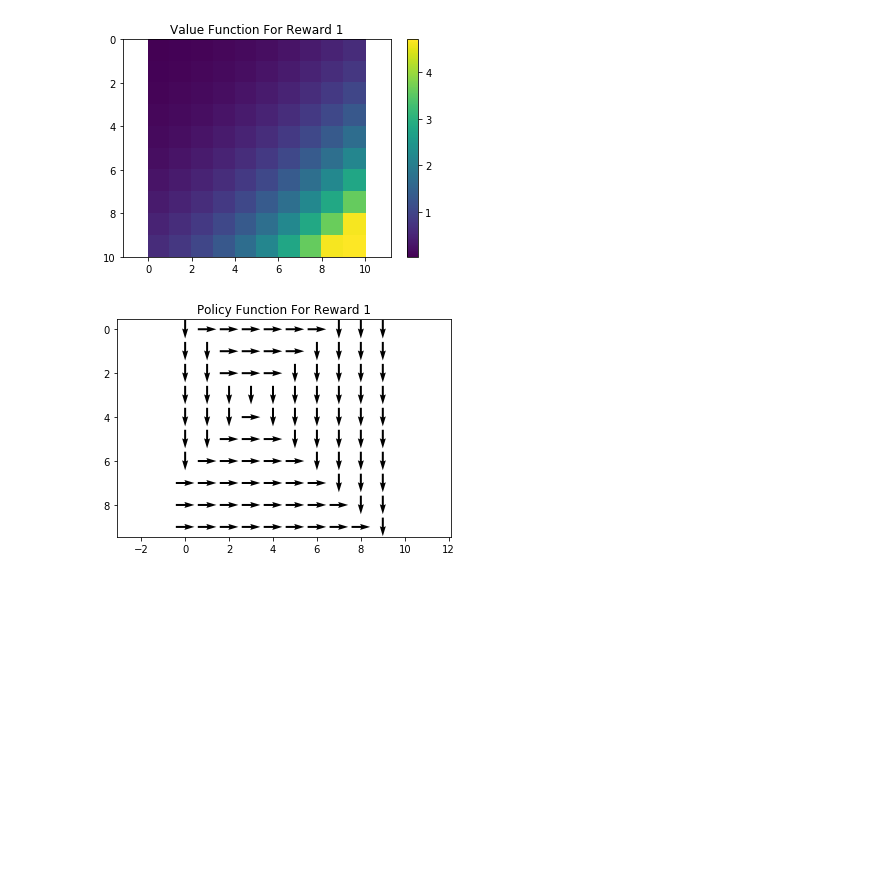
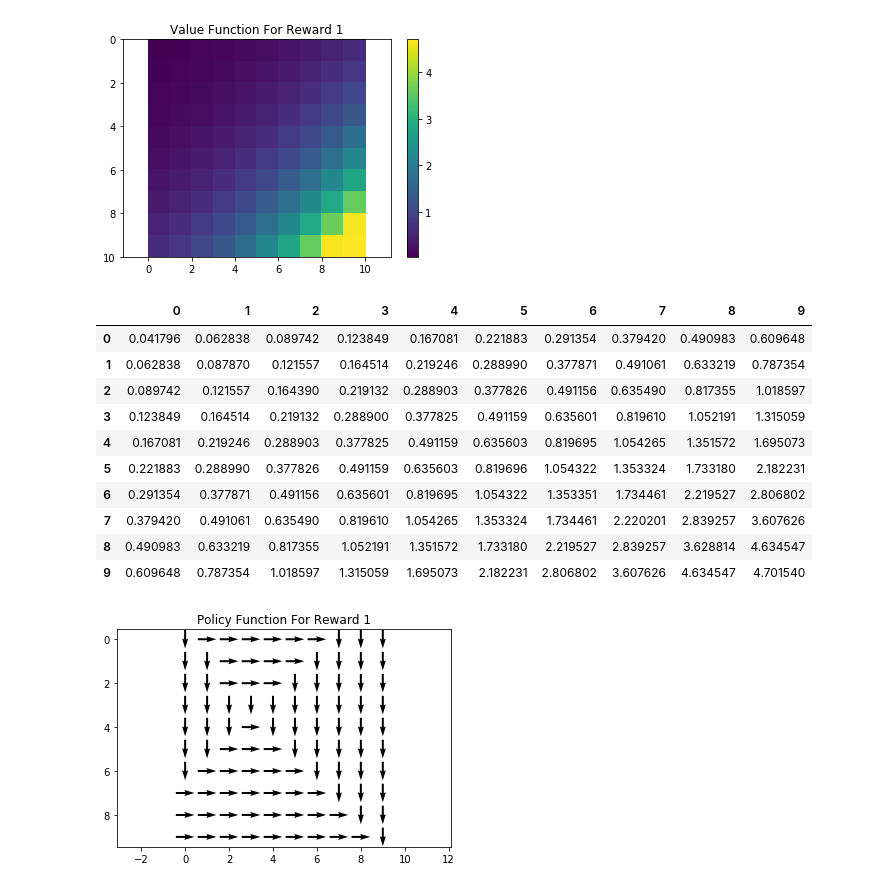
Before and after one commit to nsnguyen/ECE-232E, a Jupyter notebook: project_3/p3_v3.ipynb, the cells around one changed output. Saved outputs shown, nothing was run; the diff lists cells and outputs as text; code cells hidden in the pictures; blank space fills up the shorter version.

```diff
--- a/project_3/p3_v3.ipynb
+++ b/project_3/p3_v3.ipynb
@@ -158,6 +160,20 @@ V,P = value_iteration(reward_table_1, estimation_step, random_action_prob, gamma
 plot_heat_map(V, "Value Function For Reward 1")
 # %% [output]
 [figure]
+# %%
+pd.DataFrame(V)
+# %% [output]
+|  | 0 | 1 | 2 | 3 | 4 | 5 | 6 | 7 | 8 | 9 |
+| 0 | 0.041796 | 0.062838 | 0.089742 | 0.123849 | 0.167081 | 0.221883 | 0.291354 | 0.379420 | 0.490983 | 0.609648 |
+| 1 | 0.062838 | 0.087870 | 0.121557 | 0.164514 | 0.219246 | 0.288990 | 0.377871 | 0.491061 | 0.633219 | 0.787354 |
+| 2 | 0.089742 | 0.121557 | 0.164390 | 0.219132 | 0.288903 | 0.377826 | 0.491156 | 0.635490 | 0.817355 | 1.018597 |
+| 3 | 0.123849 | 0.164514 | 0.219132 | 0.288900 | 0.377825 | 0.491159 | 0.635601 | 0.819610 | 1.052191 | 1.315059 |
+| 4 | 0.167081 | 0.219246 | 0.288903 | 0.377825 | 0.491159 | 0.635603 | 0.819695 | 1.054265 | 1.351572 | 1.695073 |
+| 5 | 0.221883 | 0.288990 | 0.377826 | 0.491159 | 0.635603 | 0.819696 | 1.054322 | 1.353324 | 1.733180 | 2.182231 |
+| 6 | 0.291354 | 0.377871 | 0.491156 | 0.635601 | 0.819695 | 1.054322 | 1.353351 | 1.734461 | 2.219527 | 2.806802 |
+| 7 | 0.379420 | 0.491061 | 0.635490 | 0.819610 | 1.054265 | 1.353324 | 1.734461 | 2.220201 | 2.839257 | 3.607626 |
+| 8 | 0.490983 | 0.633219 | 0.817355 | 1.052191 | 1.351572 | 1.733180 | 2.219527 | 2.839257 | 3.628814 | 4.634547 |
+| 9 | 0.609648 | 0.787354 | 1.018597 | 1.315059 | 1.695073 | 2.182231 | 2.806802 | 3.607626 | 4.634547 | 4.701540 |
 # %%
 ## Question 4: Explain the distribution
 
```
Also changed, not shown: parts of 7 cells of this notebook, 1 other file.
